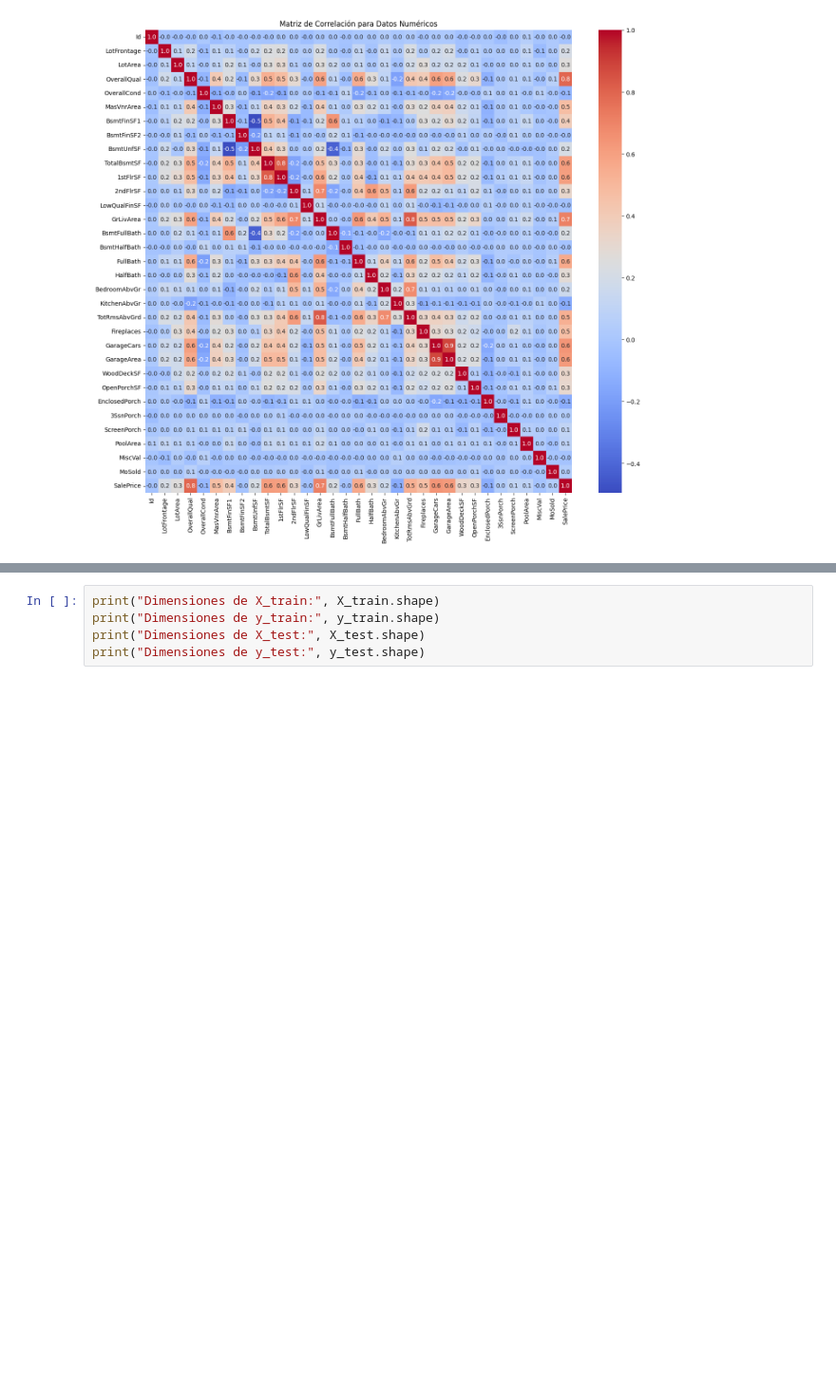
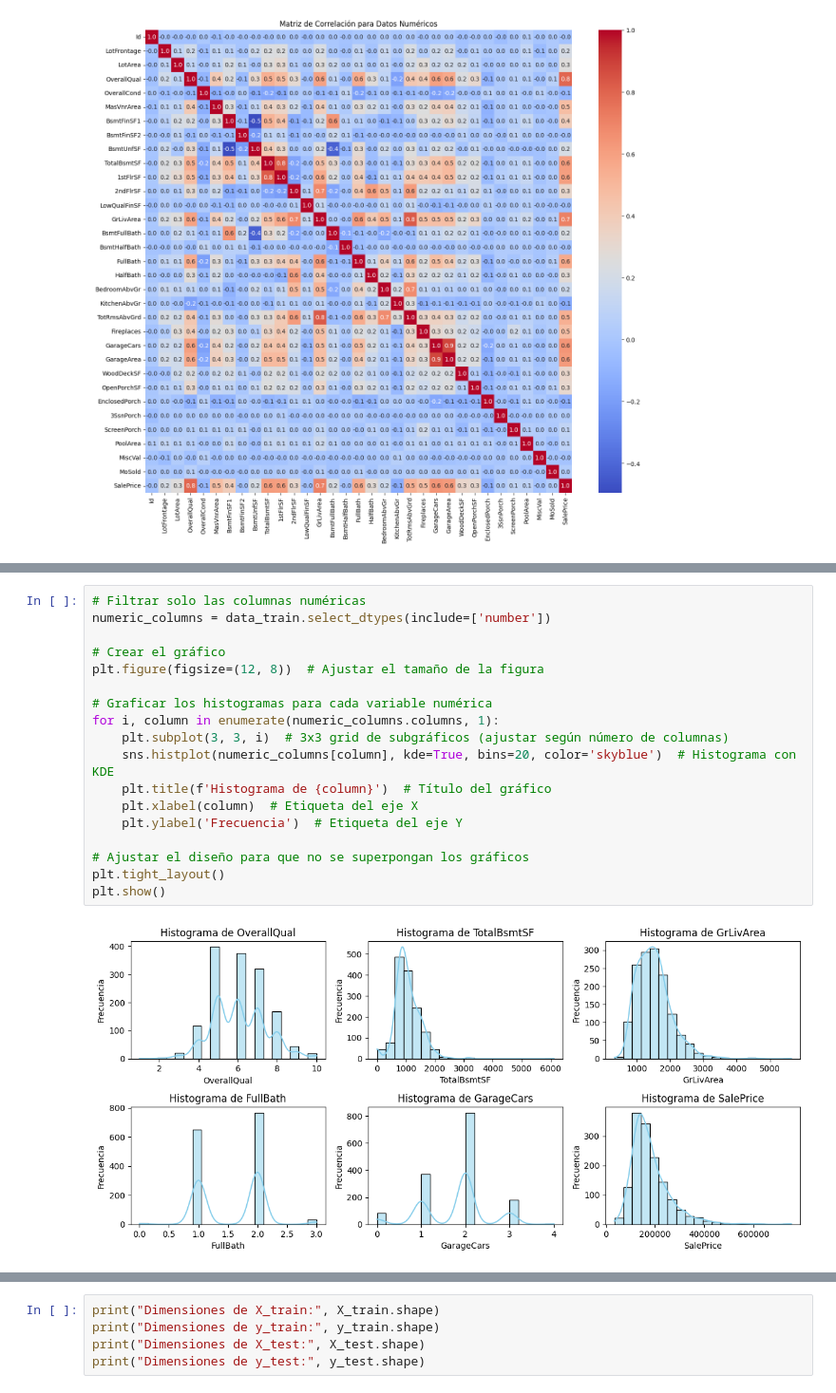
Before and after one commit to kunnermm/taller1_ML, a Jupyter notebook: notebook_taller1.ipynb, the cells around one changed output, grey strips where cells are left out. Shown at 95% size. Saved outputs shown, nothing was run; the diff lists cells and outputs as text; blank space fills up the shorter version.

```diff
--- a/notebook_taller1.ipynb
+++ b/notebook_taller1.ipynb
@@ -573,0 +544,20 @@ y_test = data_train['SalePrice'] # Preguntar si esto se puede hacer ya que data_
+# %%
+# Filtrar solo las columnas numéricas
+numeric_columns = data_train.select_dtypes(include=['number'])
+
+# Crear el gráfico
+plt.figure(figsize=(12, 8))  # Ajustar el tamaño de la figura
+
+# Graficar los histogramas para cada variable numérica
+for i, column in enumerate(numeric_columns.columns, 1):
+    plt.subplot(3, 3, i)  # 3x3 grid de subgráficos (ajustar según número de columnas)
+    sns.histplot(numeric_columns[column], kde=True, bins=20, color='skyblue')  # Histograma con KDE
+    plt.title(f'Histograma de {column}')  # Título del gráfico
+    plt.xlabel(column)  # Etiqueta del eje X
+    plt.ylabel('Frecuencia')  # Etiqueta del eje Y
+
+# Ajustar el diseño para que no se superpongan los gráficos
+plt.tight_layout()
+plt.show()
+# %% [output]
+[figure, added]
```
Also changed, not shown: parts of 64 cells of this notebook.
